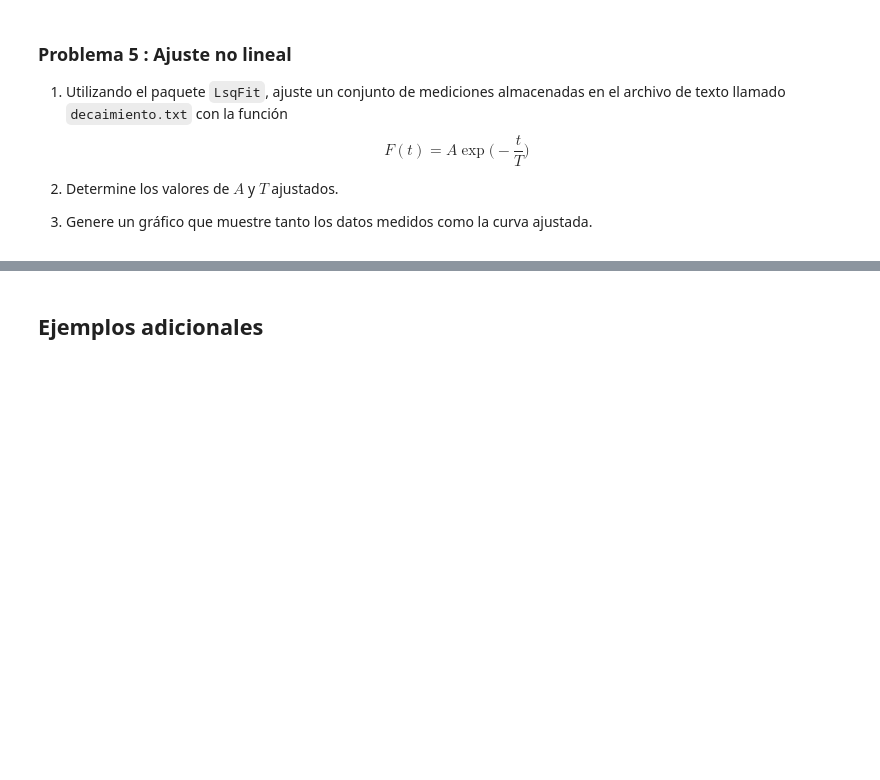
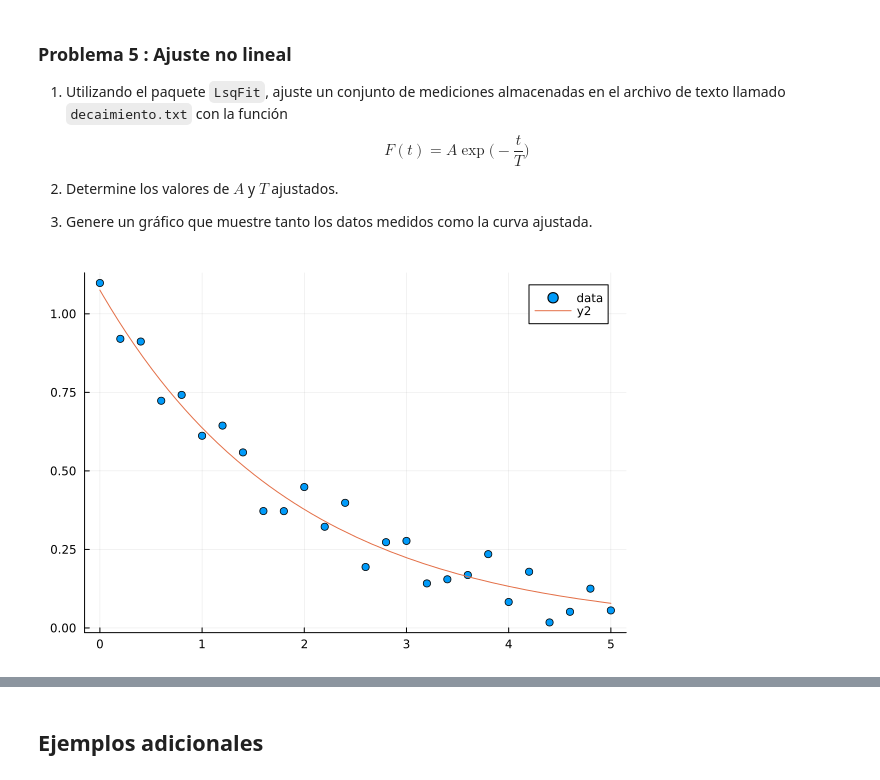
Before and after one commit to martingabrielgomez/Metodos_Numericos, a Jupyter notebook: guia-4-2024.ipynb, the cells around one changed output, grey strips where cells are left out. Drawn from its saved outputs; the diff is of its cells as text; code cells hidden in the pictures; blank space fills up the shorter version.

```diff
--- a/guia-4-2024.ipynb
+++ b/guia-4-2024.ipynb
@@ -248,3 +231,20 @@ $$
 2. Determine los valores de $A$ y $T$ ajustados.
 
 3. Genere un gráfico que muestre tanto los datos medidos como la curva ajustada.
+# %%
+xi1 = (0.0:0.2:5.0)
+yi1=[1.0981501410479229,0.9204139900570522,0.9117511107385388,0.7232300044209135,0.7418842218840357,0.6117598790626873,0.6441172633694129,0.5588143185296968,0.37208144464517207,0.371821100202616,0.4485373863532236,0.32210809541102325,0.3983050250962514,0.19393083833220928,0.2729883520205377,0.2770676660215884, 0.1417544035539918,0.15483186450676972,0.16838896348962007,0.2349171099122503,0.08258906026857732,0.17887847314164962,0.01754817726393937,0.05137155934456633,0.12508433706678887, 0.05576266701547357]
+
+@. model(t, p) = p[1]*exp(-t/p[2])
+p0 = [2, 0.4485373863532236]
+fit1 = curve_fit(model, xi1, yi1,p0)
+param1 = fit1.param
+
+A,T = param1
+
+f(t) = A*exp(-t/T)
+
+scatter(xi1,yi1,label = "data")
+plot!(f)
+# %% [output]
+[figure, added]
```
Also changed, not shown: parts of 6 cells of this notebook.
